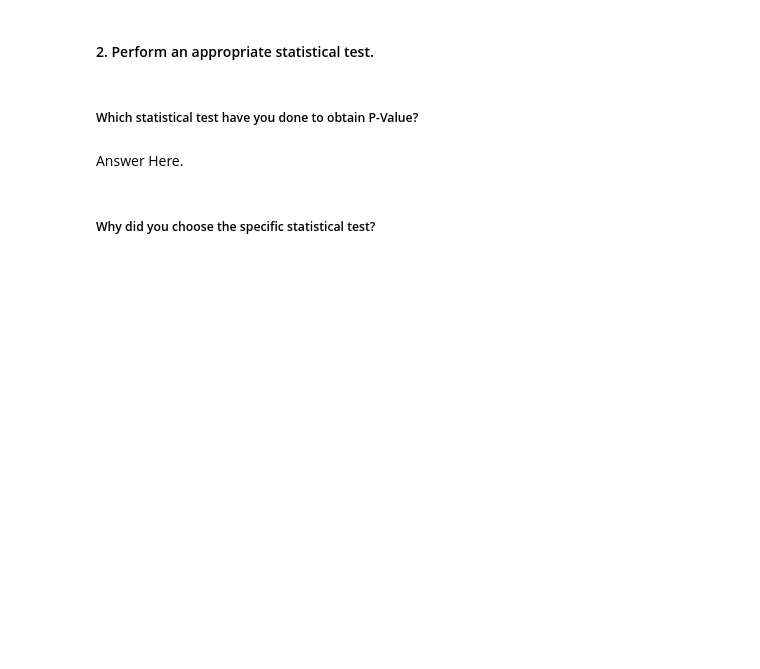
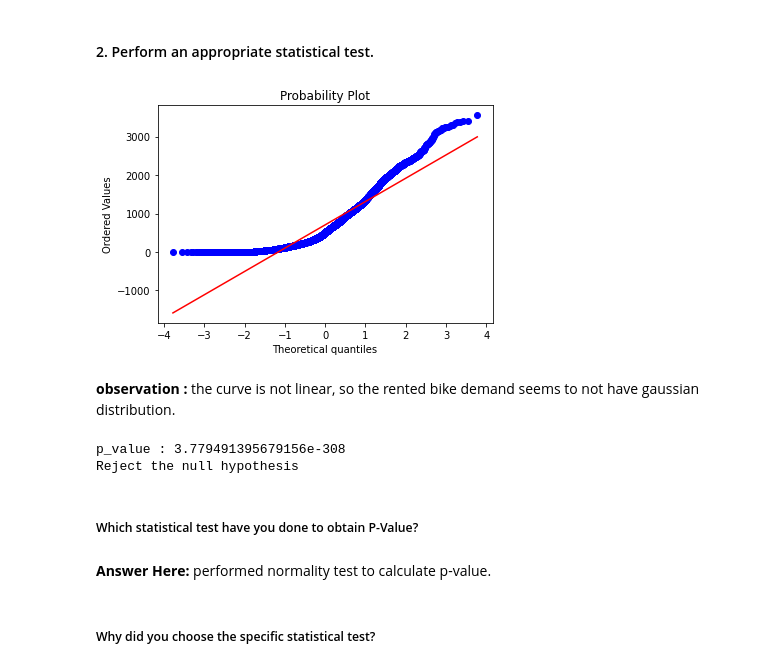
Before and after one commit to ad709kr/Bike-Sharing-Demand-Prediction, a Jupyter notebook: Copy_of_Sample_ML_Submission_Template.ipynb, the cells around one changed output. Drawn from its saved outputs; the diff is of its cells as text; code cells hidden in the pictures; blank space fills up the shorter version.

```diff
--- a/Copy_of_Sample_ML_Submission_Template.ipynb
+++ b/Copy_of_Sample_ML_Submission_Template.ipynb
@@ -788,6 +824,26 @@ Answer Here.
+# %%
+## Graphical method using quantile quantile plot
+data = file['Rented Bike Count']
+stats.probplot(data, plot=plt)
+plt.show()
+# %% [output]
+[figure, added]
+# %% [markdown]
+**observation :** the curve is not linear, so the rented bike demand seems to not have gaussian distribution.
+# %%
+# Perform Statistical Test to obtain P-Value
+stat,p_value = stats.normaltest(data)
+print("p_value :",p_value)
+if p_value < 0.05:
+  print("Reject the null hypothesis")
+else:
+  print("Accept the null hypothesis")
+# %% [output]
+p_value : 3.779491395679156e-308
+Reject the null hypothesis
 # %% [markdown]
 ##### Which statistical test have you done to obtain P-Value?
-# %% [markdown]
-Answer Here.
+# %% [markdown]
+**Answer Here:** performed normality test to calculate p-value.
 # %% [markdown]
 ##### Why did you choose the specific statistical test?
```
Also changed, not shown: parts of 23 cells of this notebook.
